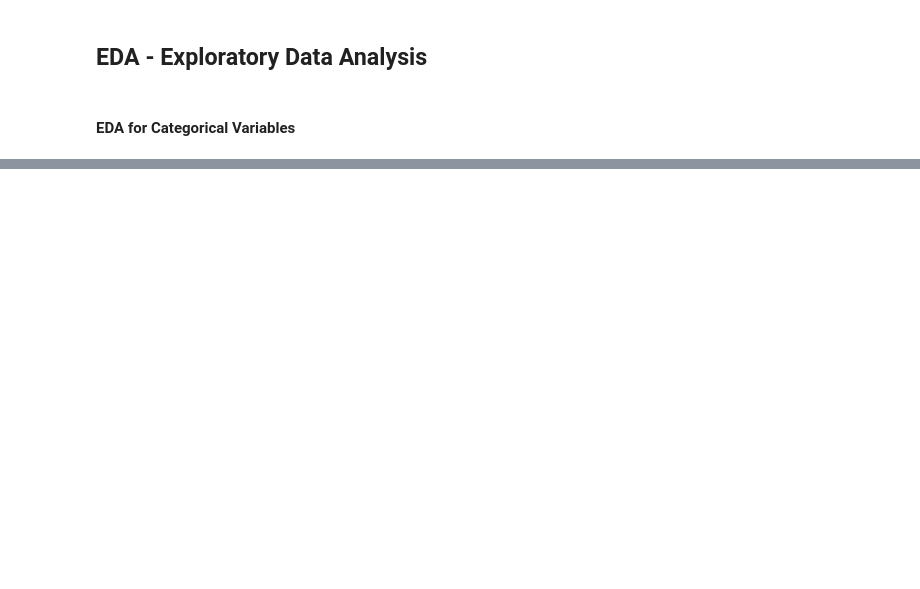
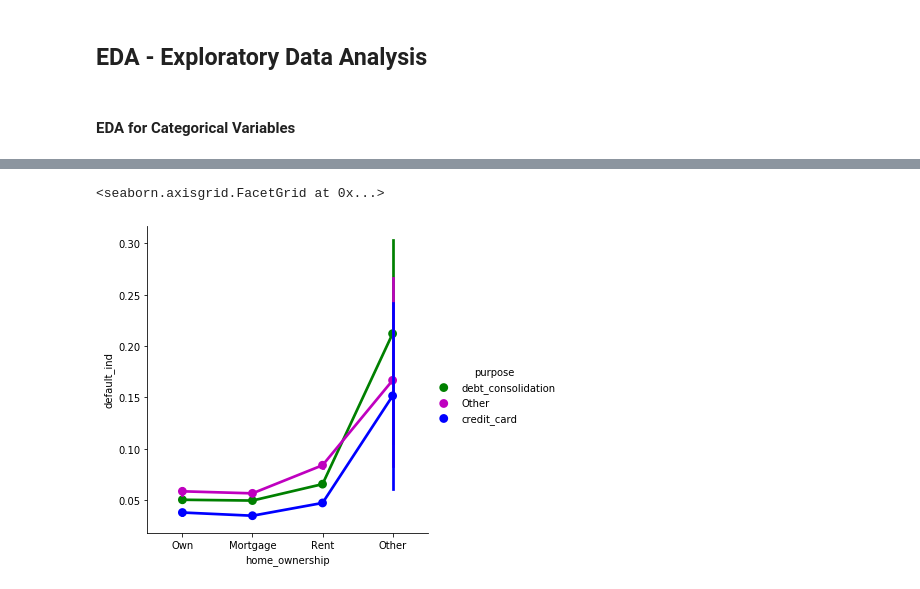
Before and after one commit to truptesh96/machine_learning, a Jupyter notebook: Bank Lending/Bank_Loan_Approval_Data_Cleaning.ipynb, the cells around one changed output, grey strips where cells are left out. Saved outputs shown, nothing was run; the diff lists cells and outputs as text; code cells hidden in the pictures; blank space fills up the shorter version.

```diff
--- a/Bank Lending/Bank_Loan_Approval_Data_Cleaning.ipynb
+++ b/Bank Lending/Bank_Loan_Approval_Data_Cleaning.ipynb
@@ -921,2 +377,9 @@ sns.countplot(data = cat_data, x = 'addr_state')
+# %%
+sns.catplot(x="home_ownership", y="default_ind", hue="purpose",
+            palette={"debt_consolidation": "g", "Other": "m", "credit_card":"b"},
+            markers=["o", "o", "o"], linestyles=["-", "-","-"], kind="point", data=data)
+# %% [output]
+<seaborn.axisgrid.FacetGrid at 0x...>
+[figure, added]
 # %%
 sns.countplot(data = cat_data, x = 'purpose')
```
Also changed, not shown: parts of 100 cells of this notebook, 1 other file.
